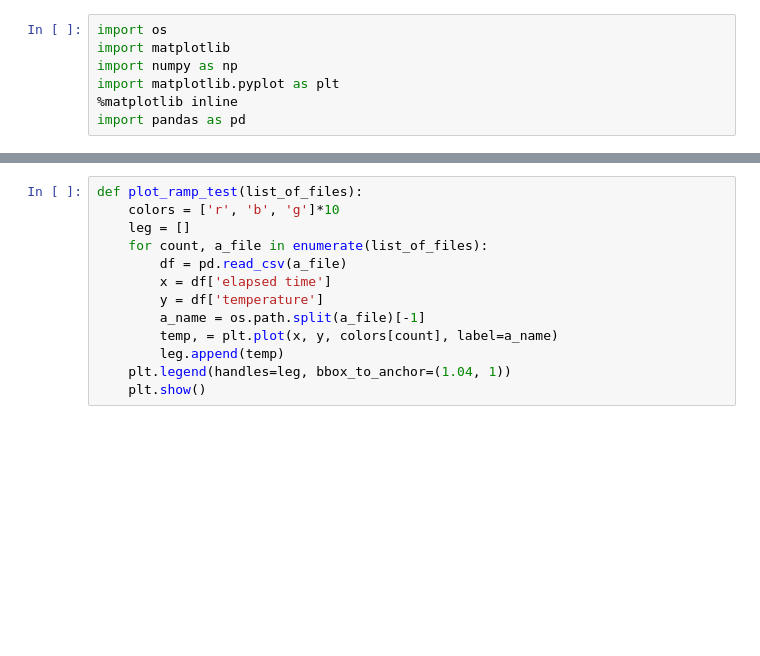
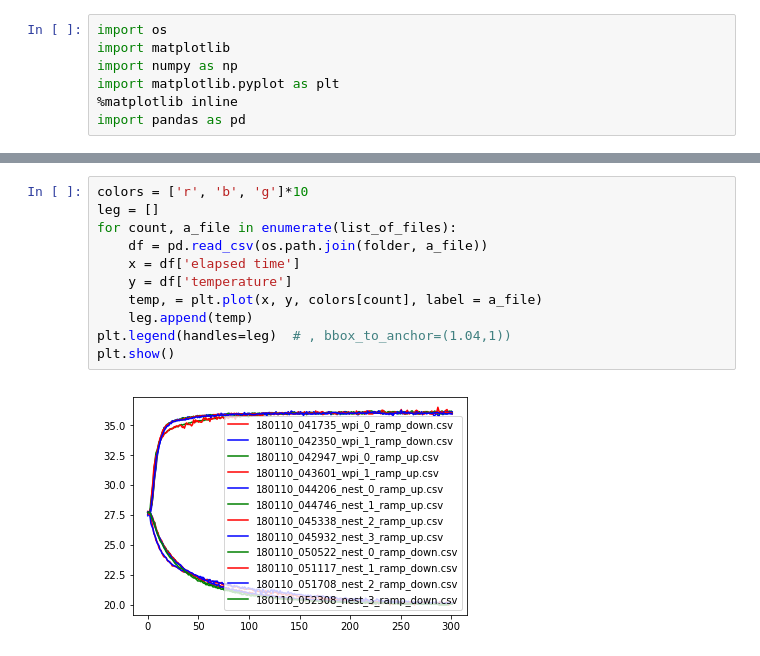
Before and after one commit to nesaboz/random-projects, a Jupyter notebook: plot_csv_files.ipynb, the cells around one changed output, grey strips where cells are left out. Drawn from its saved outputs; the diff is of its cells as text; blank space fills up the shorter version.

```diff
--- a/plot_csv_files.ipynb
+++ b/plot_csv_files.ipynb
@@ -8,13 +35,13 @@ import pandas as pd
 # %%
-def plot_ramp_test(list_of_files):
-    colors = ['r', 'b', 'g']*10
-    leg = []
-    for count, a_file in enumerate(list_of_files):
-        df = pd.read_csv(a_file)
-        x = df['elapsed time']
-        y = df['temperature']
-        a_name = os.path.split(a_file)[-1]
-        temp, = plt.plot(x, y, colors[count], label=a_name)
-        leg.append(temp)
-    plt.legend(handles=leg, bbox_to_anchor=(1.04, 1))
-    plt.show()
+colors = ['r', 'b', 'g']*10
+leg = []
+for count, a_file in enumerate(list_of_files):
+    df = pd.read_csv(os.path.join(folder, a_file))
+    x = df['elapsed time']
+    y = df['temperature']
+    temp, = plt.plot(x, y, colors[count], label = a_file)
+    leg.append(temp)
+plt.legend(handles=leg)  # , bbox_to_anchor=(1.04,1))
+plt.show()
+# %% [output]
+[figure, added]
```
Also changed, not shown: parts of 6 cells of this notebook.
